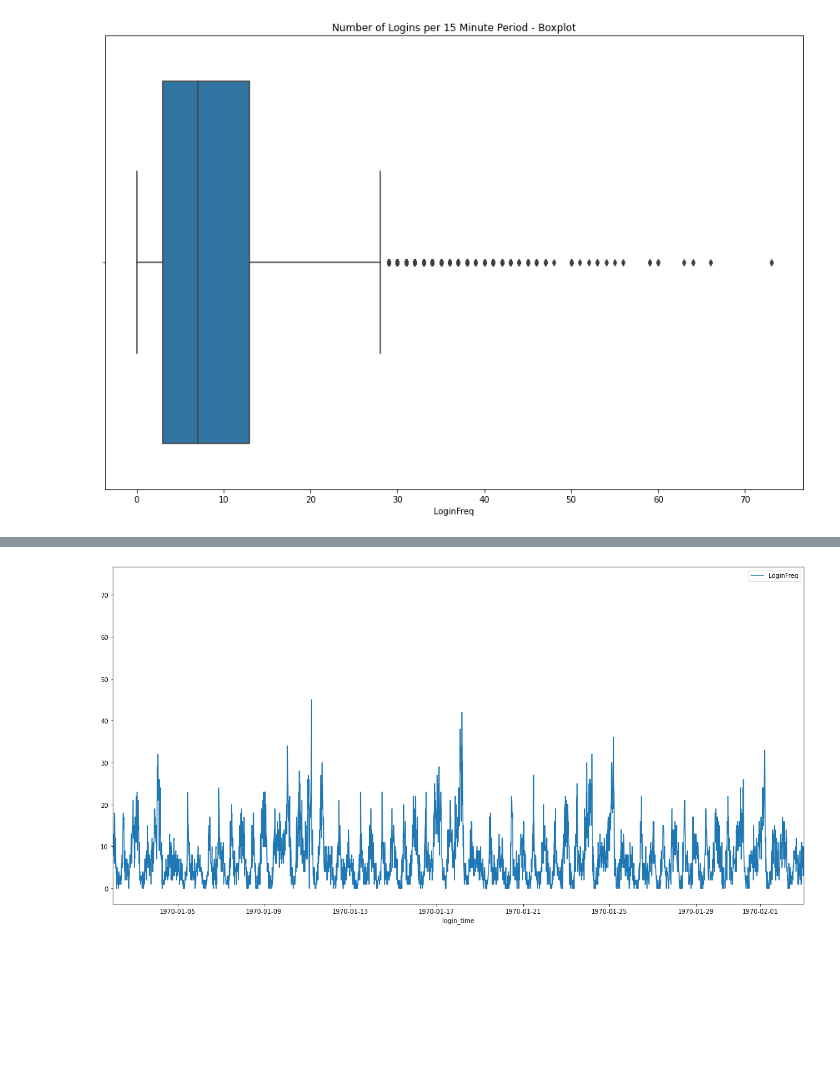
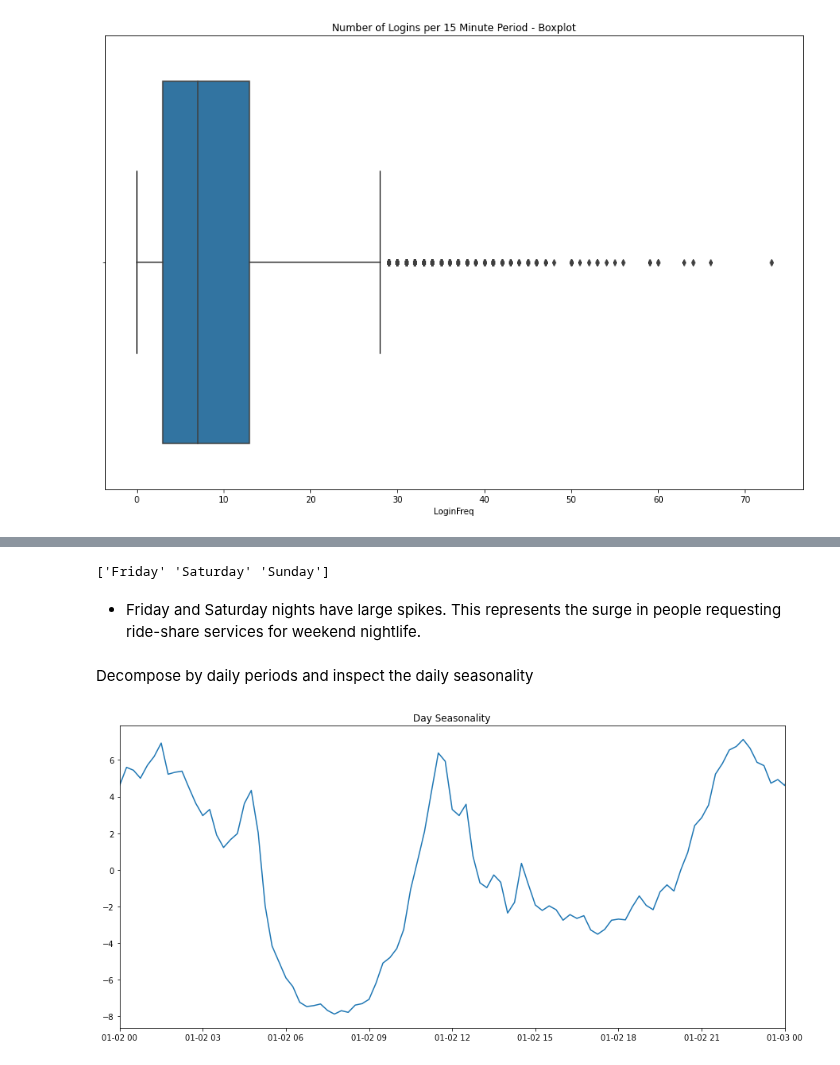
Before and after one commit to Dylan-C-Neal/Springboard-Data-Science-Career-Track, a Jupyter notebook: ultimate_challenge/Ultimate_Data_Challenge.ipynb, the cells around one changed output, grey strips where cells are left out. Saved outputs shown, nothing was run; the diff lists cells and outputs as text; code cells hidden in the pictures; blank space fills up the shorter version.

Commit message:
Completed Part 1: EDA of Ultimate_Data_Challenge

```diff
--- a/ultimate_challenge/Ultimate_Data_Challenge.ipynb
+++ b/ultimate_challenge/Ultimate_Data_Challenge.ipynb
@@ -48,6 +51,8 @@ logins['LoginFreq']=1
 # %%
 # Resample
 logins = logins.resample('15min').count()
+# %%
+logins['weekday'] = logins.index.day_name()
 # %%
 logins.head()
 # %% [output]
@@ -97,7 +133,24 @@ plt.show()
+# %%
+# Print weekdays that 1970-01-02 through 1970-01-04 occur on
+print(logins.loc['1970-01-02':'1970-01-04'].weekday.unique())
+# %% [output]
+['Friday' 'Saturday' 'Sunday']
+# %% [markdown]
+- Friday and Saturday nights have large spikes. This represents the surge in people requesting ride-share services for weekend nightlife.
+# %% [markdown]
+Decompose by daily periods and inspect the daily seasonality
+# %%
+# Decompose time-series
+daydecomposition = seasonal_decompose(logins['LoginFreq'], model='additive', period=96)
+
+# Extract parameters
+dayseasonality = daydecomposition.seasonal
 # %%
-_ = plt.figure(figsize=(20,10))
-_ = sns.lineplot(data=logins)
-_ = plt.xlim(('1970-01-02', '1970-02-03'))
+# Zoom in on day seasonality for time-series
+_ = plt.figure(figsize=(15,7))
+_ = plt.plot(dayseasonality)
+_ = plt.title('Day Seasonality')
+_ = plt.xlim('1970-01-02', '1970-01-03')
 plt.show()
 # %% [output]
-[figure, old version]
+[figure, new version]
```
Also changed, not shown: parts of 15 cells of this notebook.
